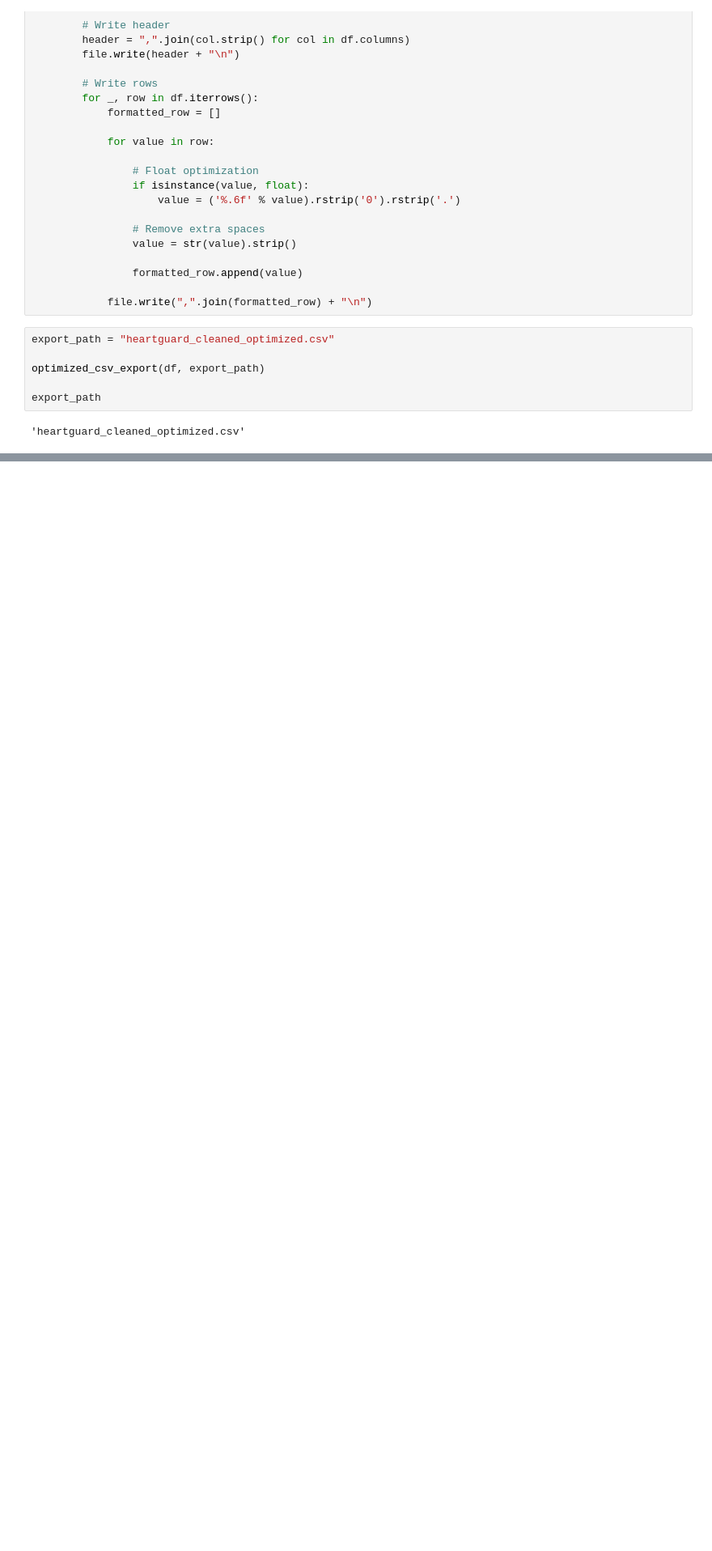
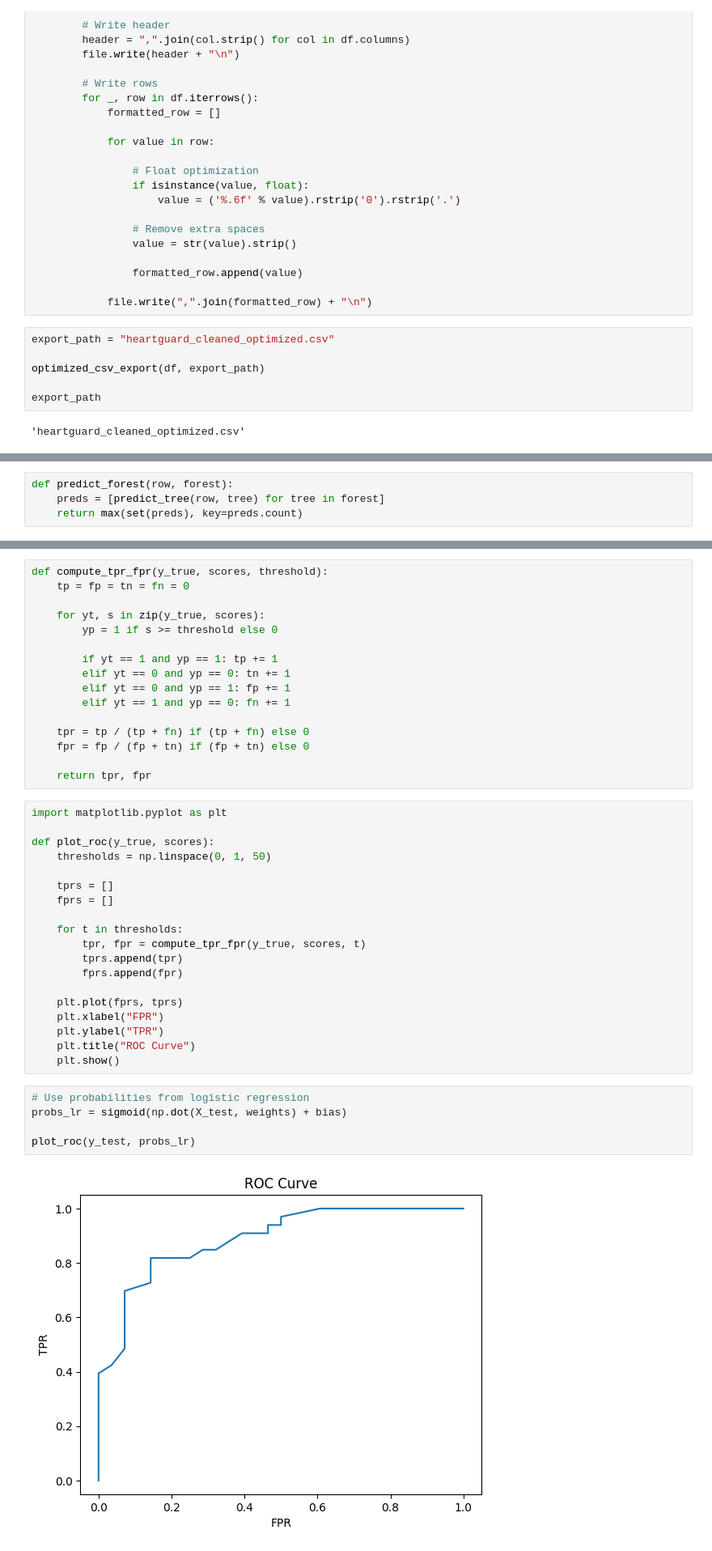
Before and after one commit to Reyan7471/HeartGuard---Heart-disease-Detection-Project-, a Jupyter notebook: notebooks/heartguard_training.ipynb, the cells around one changed output, grey strips where cells are left out. Shown at 81% size. Cells and saved outputs as stored; diff of their text form; blank space fills up the shorter version.

```diff
--- a/notebooks/heartguard_training.ipynb
+++ b/notebooks/heartguard_training.ipynb
@@ -1993,0 +2350,4 @@ export_path
+# %%
+def predict_forest(row, forest):
+    preds = [predict_tree(row, tree) for tree in forest]
+    return max(set(preds), key=preds.count)
@@ -1993,0 +2456,42 @@ export_path
+# %%
+def compute_tpr_fpr(y_true, scores, threshold):
+    tp = fp = tn = fn = 0
+
+    for yt, s in zip(y_true, scores):
+        yp = 1 if s >= threshold else 0
+
+        if yt == 1 and yp == 1: tp += 1
+        elif yt == 0 and yp == 0: tn += 1
+        elif yt == 0 and yp == 1: fp += 1
+        elif yt == 1 and yp == 0: fn += 1
+
+    tpr = tp / (tp + fn) if (tp + fn) else 0
+    fpr = fp / (fp + tn) if (fp + tn) else 0
+
+    return tpr, fpr
+# %%
+import matplotlib.pyplot as plt
+
+def plot_roc(y_true, scores):
+    thresholds = np.linspace(0, 1, 50)
+
+    tprs = []
+    fprs = []
+
+    for t in thresholds:
+        tpr, fpr = compute_tpr_fpr(y_true, scores, t)
+        tprs.append(tpr)
+        fprs.append(fpr)
+
+    plt.plot(fprs, tprs)
+    plt.xlabel("FPR")
+    plt.ylabel("TPR")
+    plt.title("ROC Curve")
+    plt.show()
+# %%
+# Use probabilities from logistic regression
+probs_lr = sigmoid(np.dot(X_test, weights) + bias)
+
+plot_roc(y_test, probs_lr)
+# %% [output]
+[figure, added]
```
Also changed, not shown: parts of 129 cells of this notebook, 3 other files.
